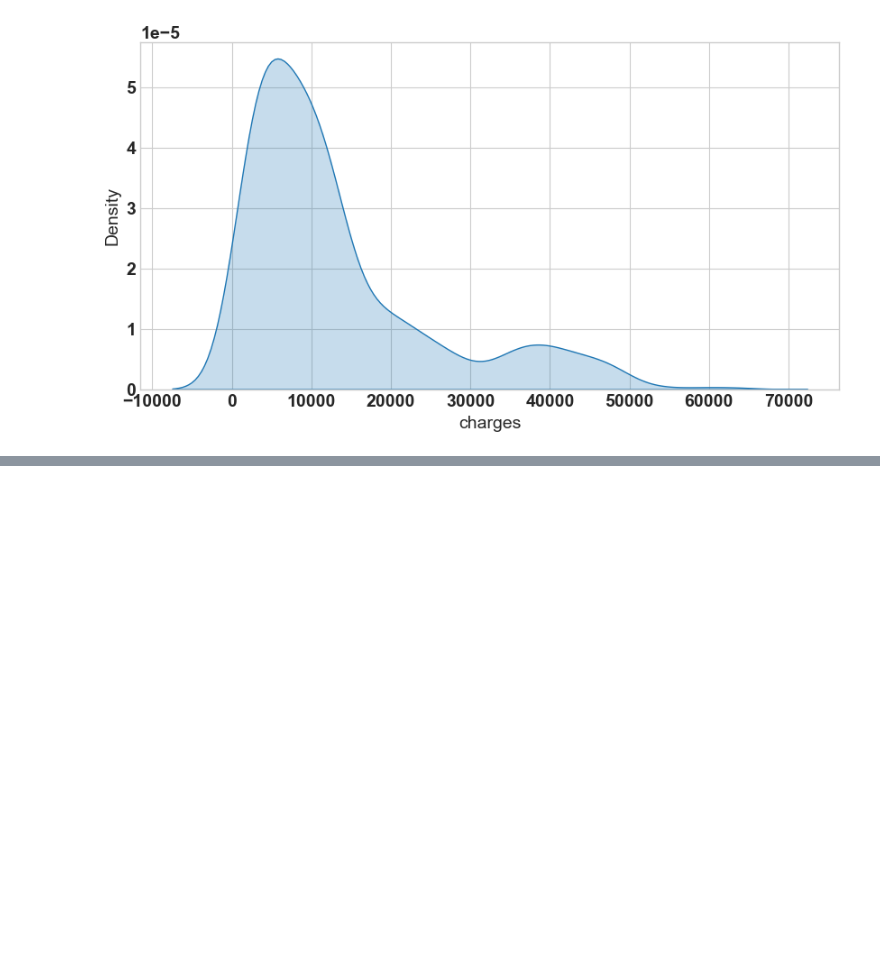
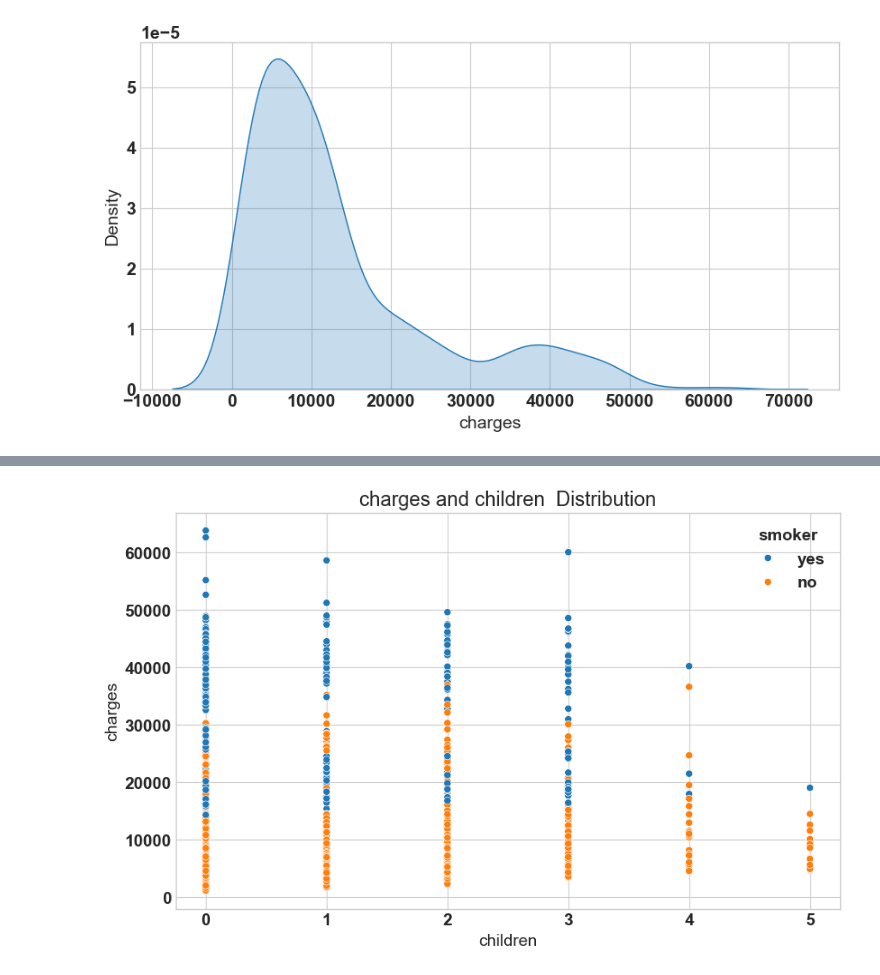
Before and after one commit to dujtep/Linear_Regression, a Jupyter notebook: Medical_cost.ipynb, the cells around one changed output, grey strips where cells are left out. Cells and saved outputs as stored; diff of their text form; code cells hidden in the pictures; blank space fills up the shorter version.

```diff
--- a/Medical_cost.ipynb
+++ b/Medical_cost.ipynb
@@ -347,0 +376,9 @@ plt.show()
+# %%
+plt.figure(figsize=(10, 6))
+sns.scatterplot(x= df['children'],y= df['charges'], color='red',hue= df['smoker'] )
+plt.title('charges and children  Distribution')
+plt.xlabel('children')
+plt.ylabel('charges')
+plt.show()
+# %% [output]
+[figure, added]
```
Also changed, not shown: parts of 35 cells of this notebook.
